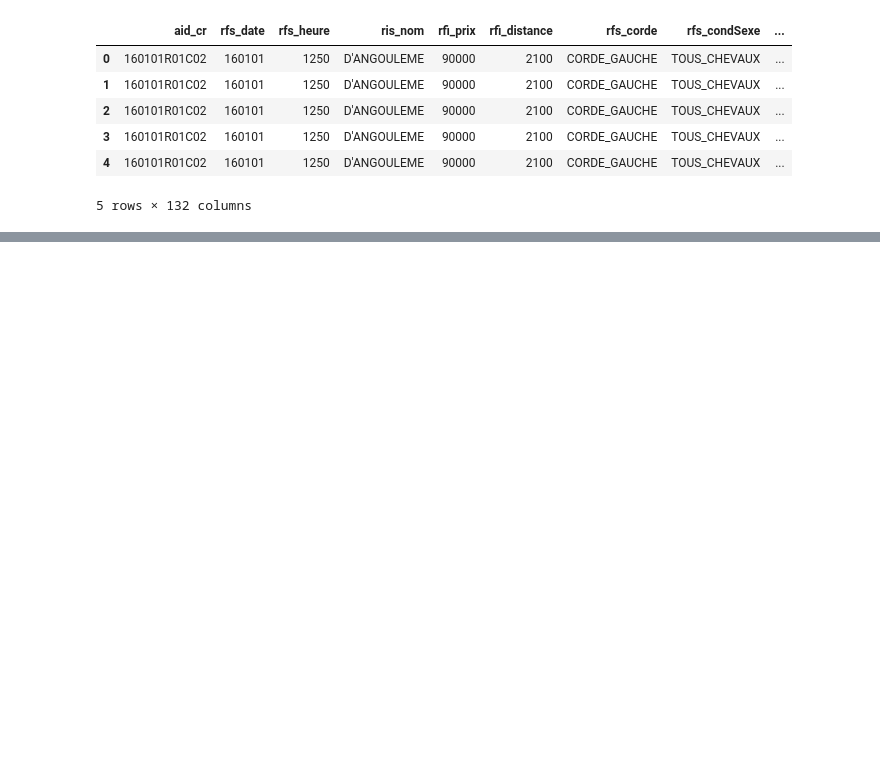
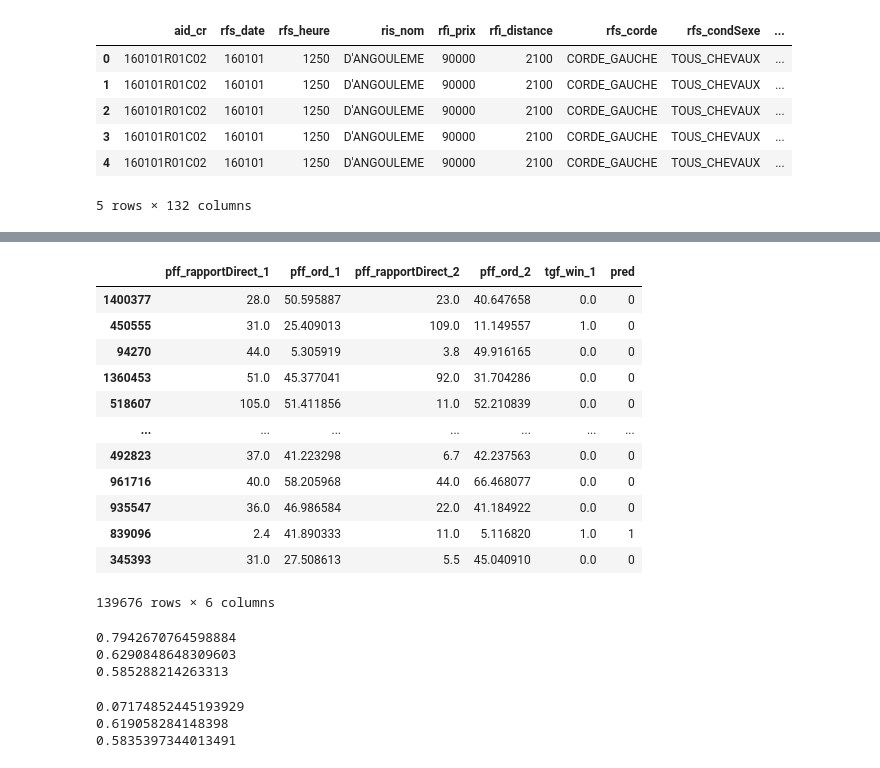
Before and after one commit to zenAurelius/HRAI3, a Jupyter notebook: notebooks/Untitled1.ipynb, the cells around one changed output, grey strips where cells are left out. Cells and saved outputs as stored; diff of their text form; code cells hidden in the pictures; blank space fills up the shorter version.

```diff
--- a/notebooks/Untitled1.ipynb
+++ b/notebooks/Untitled1.ipynb
@@ -142,0 +134,6 @@ Epoch 8/10
+# %%
+model.save('classifier_test.keras')
+reloaded_model = tf.keras.models.load_model('classifier_test.keras')
+# %%
+predictions = reloaded_model.predict(test_ds)
+predictions
@@ -142,0 +149,26 @@ Epoch 8/10
+# %%
+# prompt: je veux mettre le résultat des prédictions dans une colonne 'pred' du dataframe d'origine 'test'
+
+# Convert predictions to a binary classification (e.g., using a threshold)
+threshold = 0.5
+binary_predictions = (predictions > threshold).astype(int)
+
+# Add the predictions as a new column 'pred' to the test dataframe
+test['pred'] = binary_predictions
+
+# Print the updated dataframe with predictions
+test
+# %% [output]
+|  | pff_rapportDirect_1 | pff_ord_1 | pff_rapportDirect_2 | pff_ord_2 | tgf_win_1 | pred |
+| 1400377 | 28.0 | 50.595887 | 23.0 | 40.647658 | 0.0 | 0 |
+| 450555 | 31.0 | 25.409013 | 109.0 | 11.149557 | 1.0 | 0 |
+| 94270 | 44.0 | 5.305919 | 3.8 | 49.916165 | 0.0 | 0 |
+| 1360453 | 51.0 | 45.377041 | 92.0 | 31.704286 | 0.0 | 0 |
+| 518607 | 105.0 | 51.411856 | 11.0 | 52.210839 | 0.0 | 0 |
+| ... | ... | ... | ... | ... | ... | ... |
+| 492823 | 37.0 | 41.223298 | 6.7 | 42.237563 | 0.0 | 0 |
+| 961716 | 40.0 | 58.205968 | 44.0 | 66.468077 | 0.0 | 0 |
+| 935547 | 36.0 | 46.986584 | 22.0 | 41.184922 | 0.0 | 0 |
+| 839096 | 2.4 | 41.890333 | 11.0 | 5.116820 | 1.0 | 1 |
+| 345393 | 31.0 | 27.508613 | 5.5 | 45.040910 | 0.0 | 0 |
+139676 rows × 6 columns
@@ -142,0 +180,16 @@ Epoch 8/10
+# %%
+print(len(test[(test.pred == 0) & (test.tgf_win_1 == 1)]) / len(test[(test.tgf_win_1 == 1)]))
+print(len(test[(test.win_cote == 1) & (test.tgf_win_1 == 1)]) / len(test[(test.tgf_win_1 == 1)]))
+print(len(test[(test.win_ord == 1) & (test.tgf_win_1 == 1)]) / len(test[(test.tgf_win_1 == 1)]))
+# %% [output]
+0.7942670764598884
+0.6290848648309603
+0.585288214263313
+# %%
+print(len(test[(test.pred == 1) & (test.tgf_win_1 == 0)]) / len(test[(test.tgf_win_1 == 0)]))
+print(len(test[(test.win_cote == 0) & (test.tgf_win_1 == 0)]) / len(test[(test.tgf_win_1 == 0)]))
+print(len(test[(test.win_ord == 0) & (test.tgf_win_1 == 0)]) / len(test[(test.tgf_win_1 == 0)]))
+# %% [output]
+0.07174852445193929
+0.619058284148398
+0.5835397344013491
```
Also changed, not shown: parts of 12 cells of this notebook.
